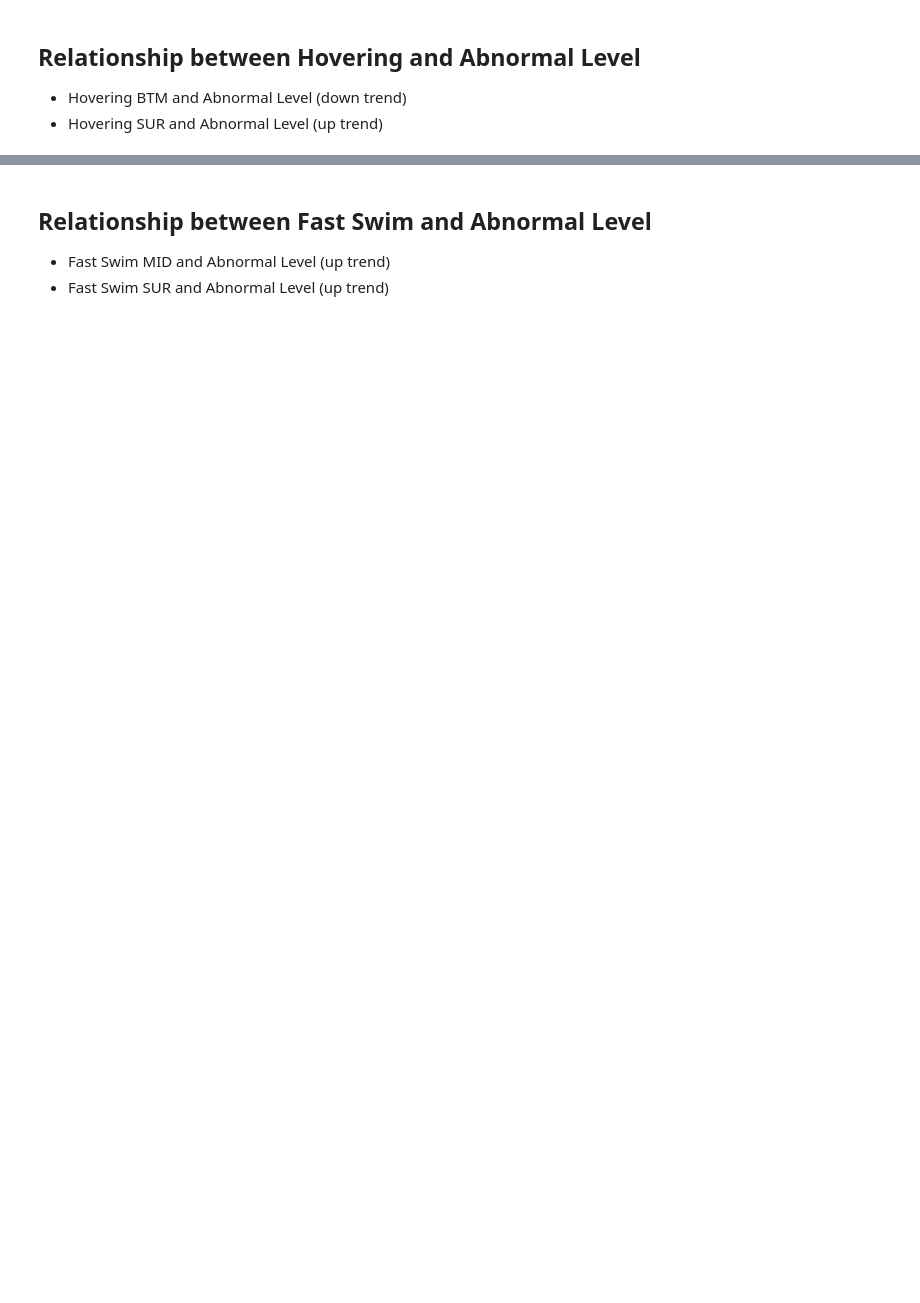
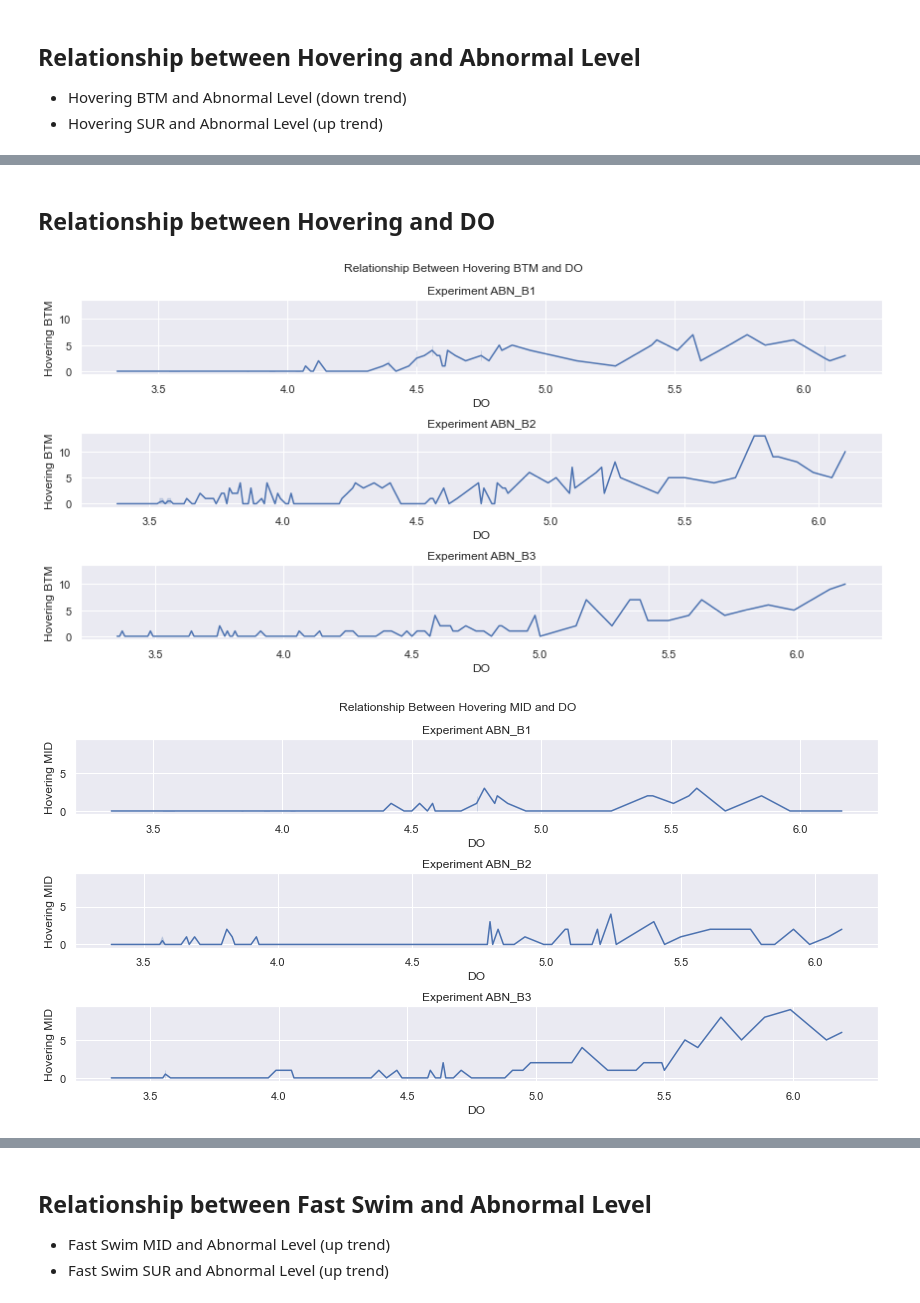
Before and after one commit to isaacebi/Aquaculture-Intelligence, a Jupyter notebook: notebooks/01-CO2-data-exploration.ipynb, the cells around one changed output, grey strips where cells are left out. Cells and saved outputs as stored; diff of their text form; code cells hidden in the pictures; blank space fills up the shorter version.

```diff
--- a/notebooks/01-CO2-data-exploration.ipynb
+++ b/notebooks/01-CO2-data-exploration.ipynb
@@ -98,0 +256,7 @@ plt.show()
+# %% [markdown]
+## Relationship between Hovering and DO
+# %%
+relation_lines(feature='Hovering')
+# %% [output]
+[figure, added]
+[figure, added]
```
Also changed, not shown: parts of 115 cells of this notebook.
